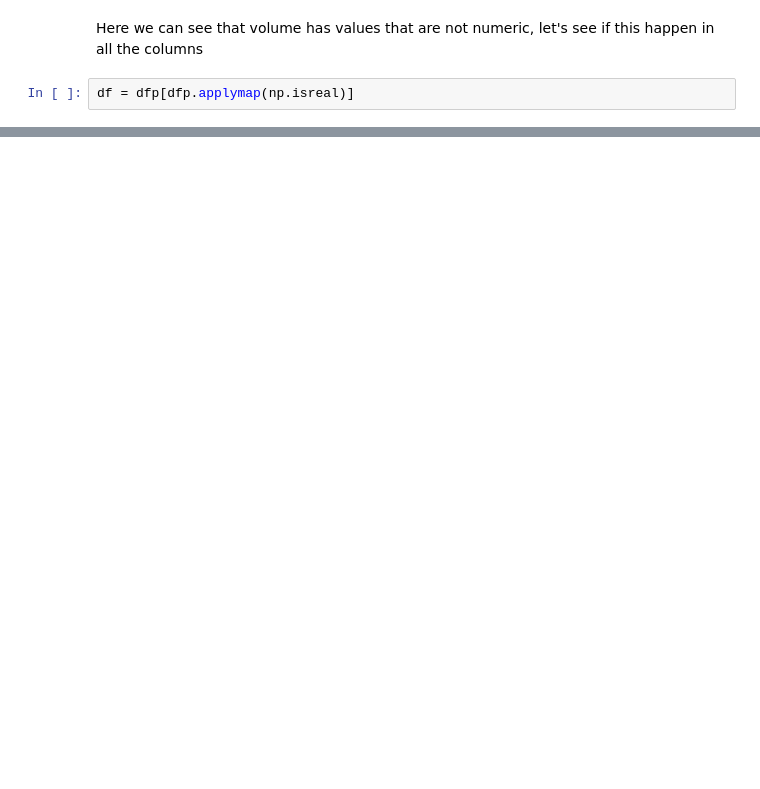
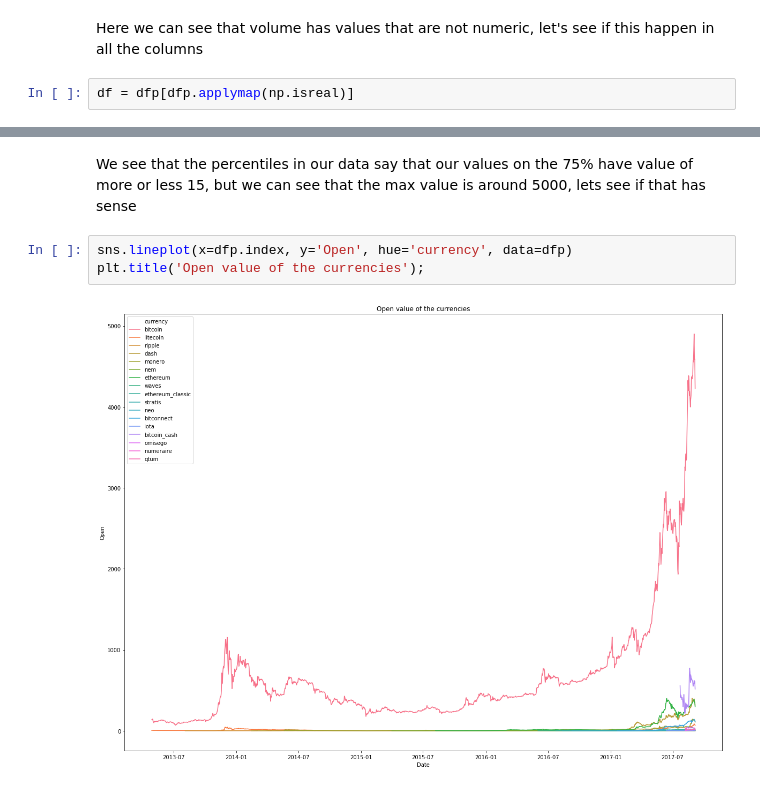
Before and after one commit to mrg20/laboratory-data-science-subject, a Jupyter notebook: notebooks/Cryptocoins analysis.ipynb, the cells around one changed output, grey strips where cells are left out. Saved outputs shown, nothing was run; the diff lists cells and outputs as text; blank space fills up the shorter version.

Commit message:
added some plots

```diff
--- a/notebooks/Cryptocoins analysis.ipynb
+++ b/notebooks/Cryptocoins analysis.ipynb
@@ -155,0 +172,7 @@ We can see that only Volume had non number values
+# %% [markdown]
+We see that the percentiles in our data say that our values on the 75% have value of more or less 15, but we can see that the max value is around 5000, lets see if that has sense
+# %%
+sns.lineplot(x=dfp.index, y='Open', hue='currency', data=dfp)
+plt.title('Open value of the currencies');
+# %% [output]
+[figure, added]
```
Also changed, not shown: parts of 20 cells of this notebook.
